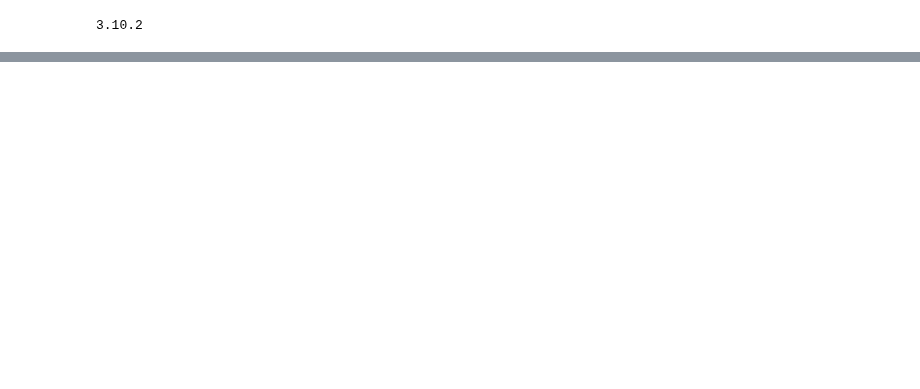
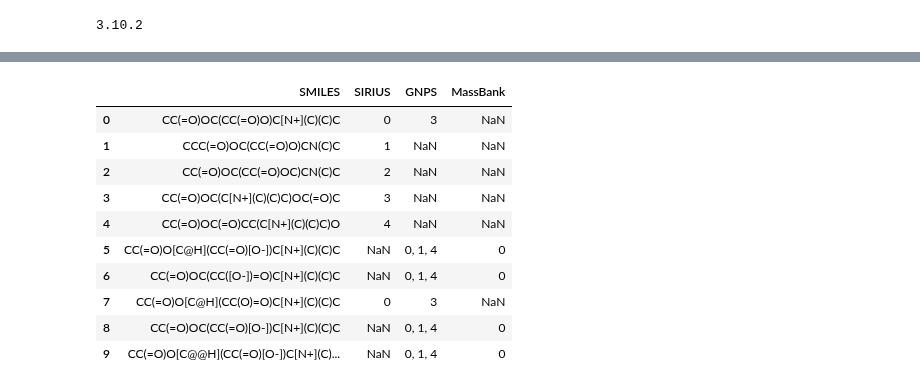
Before and after one commit to zmahnoor14/MAW, a Jupyter notebook: checkpython_function.ipynb, the cells around one changed output, grey strips where cells are left out. Drawn from its saved outputs; the diff is of its cells as text; code cells hidden in the pictures; blank space fills up the shorter version.

```diff
--- a/checkpython_function.ipynb
+++ b/checkpython_function.ipynb
@@ -37,0 +604,56 @@ INFO:rdkit:Enabling RDKit 2021.09.4 jupyter extensions
+# %%
+for smiles, rows in sm.iterrows():
+
+    for sirius_i, row in sirius_df.iterrows():
+
+        ms = [Chem.MolFromSmiles(sm["SMILES"][smiles]), Chem.MolFromSmiles(sirius_df["smiles"][sirius_i])]
+        fps = [AllChem.GetMorganFingerprintAsBitVect(x,2, nBits=2048) for x in ms]
+        tn = DataStructs.FingerprintSimilarity(fps[0],fps[1])
+        if tn >= 0.99:
+            if isNaN(sm["SIRIUS"][smiles]):
+
+                sm.loc[smiles, "SIRIUS"] = str(sirius_i)
+
+            else:
+                sm.loc[smiles, "SIRIUS"] = str(sm["SIRIUS"][smiles]) + ", "+ str(sirius_i)
+
+
+    for gnps_i, row in gnps_df.iterrows():
+
+        ms = [Chem.MolFromSmiles(sm["SMILES"][smiles]), Chem.MolFromSmiles(gnps_df["GNPSSMILES"][gnps_i])]
+        fps = [AllChem.GetMorganFingerprintAsBitVect(x,2, nBits=2048) for x in ms]
+        tn = DataStructs.FingerprintSimilarity(fps[0],fps[1])
+
+        if tn >= 0.99:
+            if isNaN(sm["GNPS"][smiles]):
+
+                sm.loc[smiles, "GNPS"] = str(gnps_i)
+
+            else:
+                sm.loc[smiles, "GNPS"] = str(sm["GNPS"][smiles]) + ", "+ str(gnps_i)
+
+    for mbank_i, row in mbank_df.iterrows():
+        ms = [Chem.MolFromSmiles(sm["SMILES"][smiles]), Chem.MolFromSmiles(mbank_df["MBSMILES"][mbank_i])]
+        fps = [AllChem.GetMorganFingerprintAsBitVect(x,2, nBits=2048) for x in ms]
+        tn = DataStructs.FingerprintSimilarity(fps[0],fps[1])
+        if tn >= 0.99:
+            if isNaN(sm["MassBank"][smiles]):
+
+                sm.loc[smiles, "MassBank"] = str(mbank_i)
+
+            else:
+                sm.loc[smiles, "MassBank"] = str(sm["MassBank"][smiles]) + ", "+ str(mbank_i)
+# %%
+sm # discuss with Maria tomorrow
+# %% [output]
+|  | SMILES | SIRIUS | GNPS | MassBank |
+| 0 | CC(=O)OC(CC(=O)O)C[N+](C)(C)C | 0 | 3 | NaN |
+| 1 | CCC(=O)OC(CC(=O)O)CN(C)C | 1 | NaN | NaN |
+| 2 | CC(=O)OC(CC(=O)OC)CN(C)C | 2 | NaN | NaN |
+| 3 | CC(=O)OC(C[N+](C)(C)C)OC(=O)C | 3 | NaN | NaN |
+| 4 | CC(=O)OC(=O)CC(C[N+](C)(C)C)O | 4 | NaN | NaN |
+| 5 | CC(=O)O[C@H](CC(=O)[O-])C[N+](C)(C)C | NaN | 0, 1, 4 | 0 |
+| 6 | CC(=O)OC(CC([O-])=O)C[N+](C)(C)C | NaN | 0, 1, 4 | 0 |
+| 7 | CC(=O)O[C@H](CC(O)=O)C[N+](C)(C)C | 0 | 3 | NaN |
+| 8 | CC(=O)OC(CC(=O)[O-])C[N+](C)(C)C | NaN | 0, 1, 4 | 0 |
+| 9 | CC(=O)O[C@@H](CC(=O)[O-])C[N+](C)... | NaN | 0, 1, 4 | 0 |
```
Also changed, not shown: parts of 11 cells of this notebook, 1 other file.
